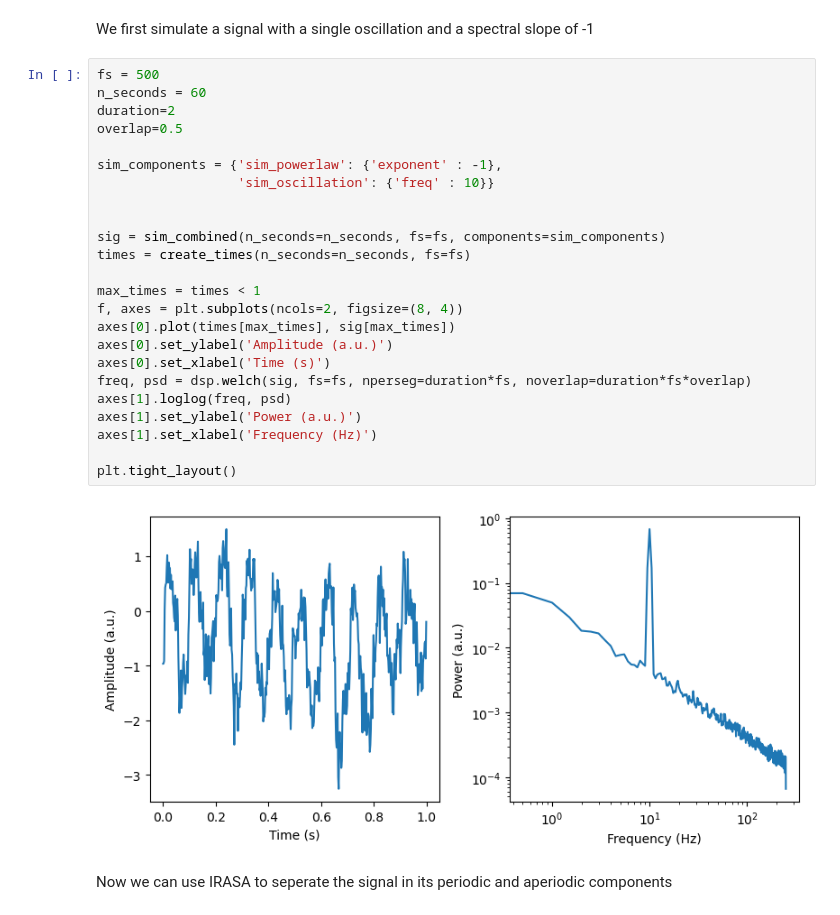
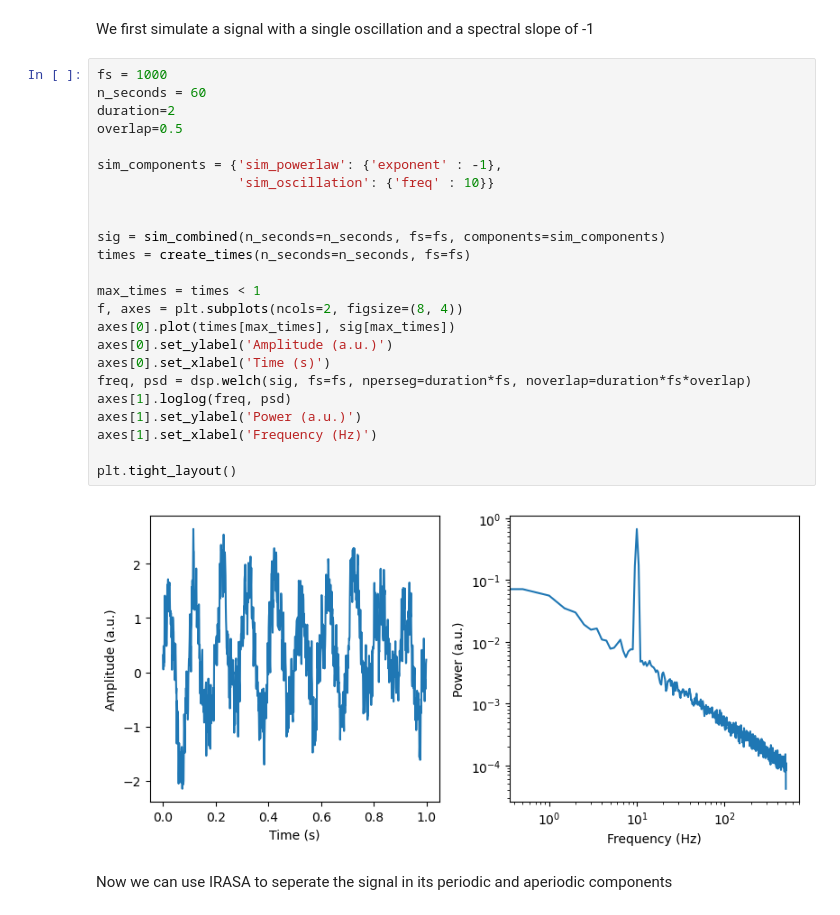
Before and after one commit to schmidtfa/pyrasa, a Jupyter notebook: examples/basic_functionality.ipynb, the cells around one changed output. Drawn from its saved outputs; the diff is of its cells as text.

```diff
--- a/examples/basic_functionality.ipynb
+++ b/examples/basic_functionality.ipynb
@@ -12,31 +12,31 @@ import pandas as pd
 # %% [markdown]
 We first simulate a signal with a single oscillation and a spectral slope of -1
 # %%
-fs = 500
+fs = 1000
 n_seconds = 60
 duration=2
 overlap=0.5
 
 sim_components = {'sim_powerlaw': {'exponent' : -1},
                   'sim_oscillation': {'freq' : 10}}
 
 
 sig = sim_combined(n_seconds=n_seconds, fs=fs, components=sim_components)
 times = create_times(n_seconds=n_seconds, fs=fs)
 
 max_times = times < 1
 f, axes = plt.subplots(ncols=2, figsize=(8, 4))
 axes[0].plot(times[max_times], sig[max_times])
 axes[0].set_ylabel('Amplitude (a.u.)')
 axes[0].set_xlabel('Time (s)')
 freq, psd = dsp.welch(sig, fs=fs, nperseg=duration*fs, noverlap=duration*fs*overlap)
 axes[1].loglog(freq, psd)
 axes[1].set_ylabel('Power (a.u.)')
 axes[1].set_xlabel('Frequency (Hz)')
 
 plt.tight_layout()
 # %% [output]
-[figure, old version]
+[figure, new version]
 # %% [markdown]
 Now we can use IRASA to seperate the signal in its periodic and aperiodic components
 # %%
```
Also changed, not shown: parts of 15 cells of this notebook, 3 other files.
